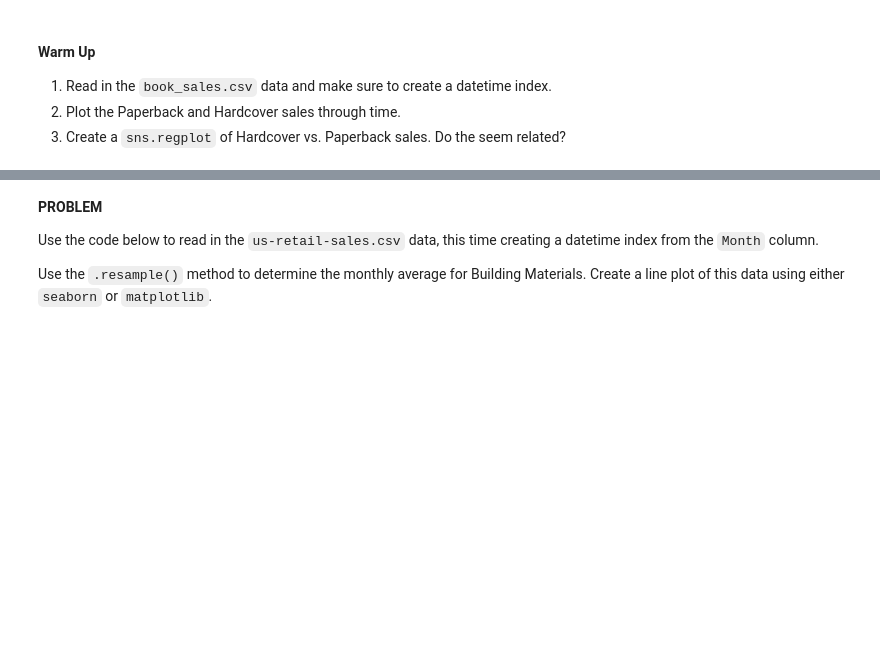
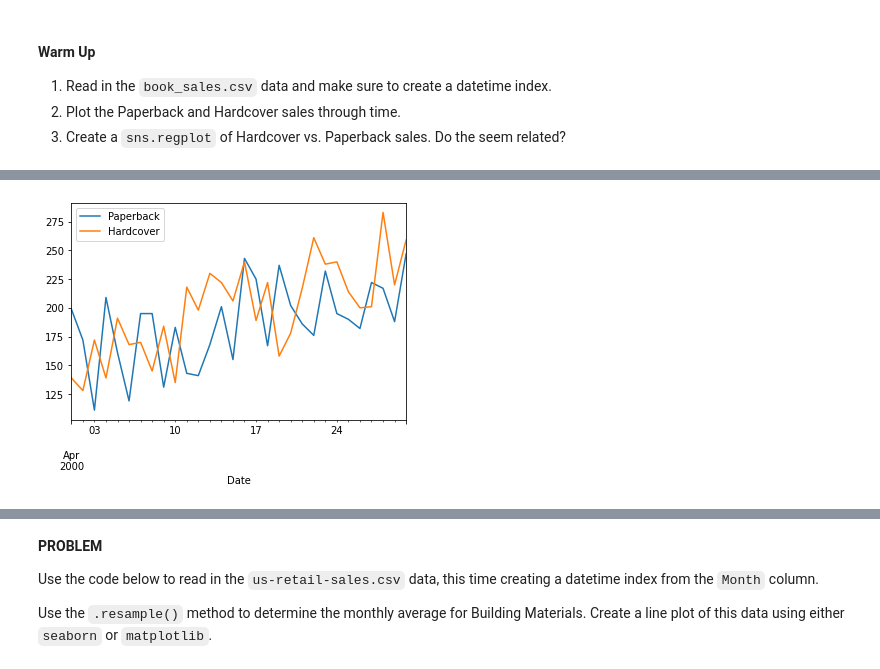
Before and after one commit to gilad247/NYU-Bootcamp, a Jupyter notebook: notebooks/module_1/class_11/html_data.ipynb, the cells around one changed output, grey strips where cells are left out. Cells and saved outputs as stored; diff of their text form; code cells hidden in the pictures; blank space fills up the shorter version.

```diff
--- a/notebooks/module_1/class_11/html_data.ipynb
+++ b/notebooks/module_1/class_11/html_data.ipynb
@@ -22,3 +22,5 @@ import requests
 3. Create a `sns.regplot` of Hardcover vs. Paperback sales.  Do the seem related?
 # %%
 #read in and create datetime index
+books = pd.read_csv('data/book_sales.csv', parse_dates=True, index_col = 0)
+books.head()
@@ -27,2 +48,5 @@ import requests
 # %%
 #plot over time
+books.plot();
+# %% [output]
+[figure, added]
```
Also changed, not shown: parts of 38 cells of this notebook, 2 other files.
